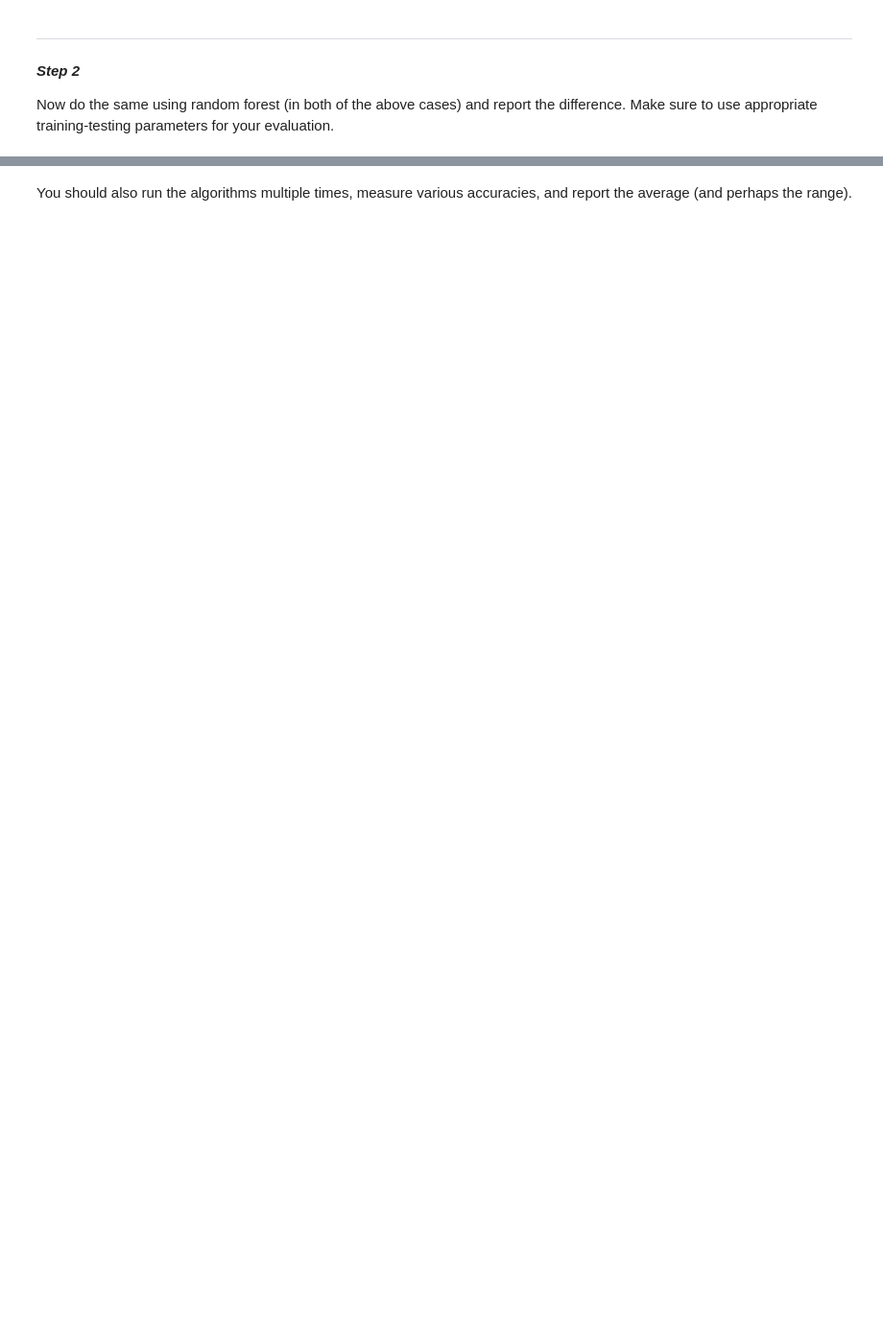
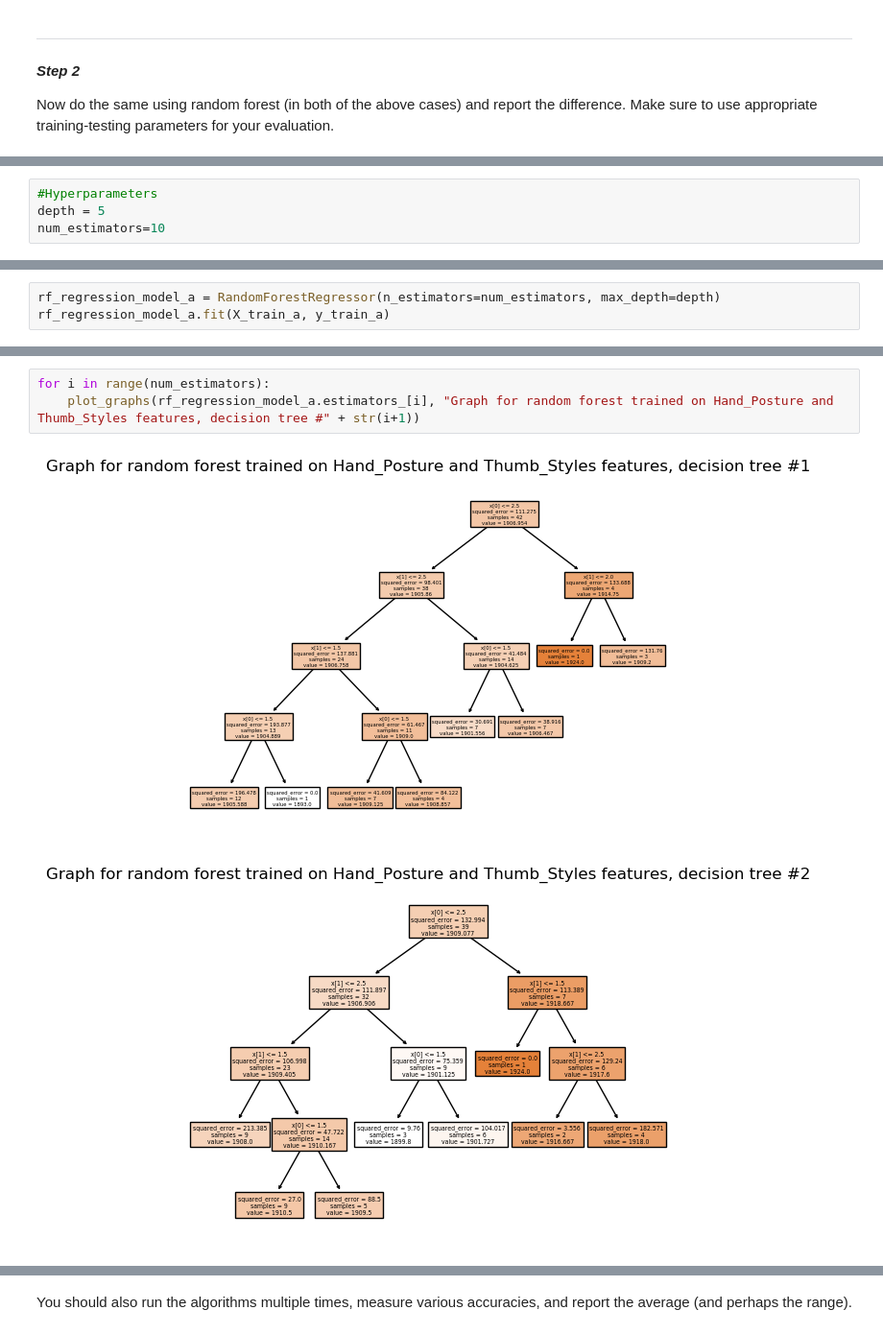
Before and after one commit to TheFrankdalorian/IMT_574, a Jupyter notebook: Week4/Homework/4.8_Decision_Trees_and_Random_Forest.ipynb, the cells around one changed output, grey strips where cells are left out. Shown at 96% size. Cells and saved outputs as stored; diff of their text form; blank space fills up the shorter version.

```diff
--- a/Week4/Homework/4.8_Decision_Trees_and_Random_Forest.ipynb
+++ b/Week4/Homework/4.8_Decision_Trees_and_Random_Forest.ipynb
@@ -226,0 +190,4 @@ print(r2_score(y_test, regression_model_rf.predict(X_test)))
+# %%
+#Hyperparameters
+depth = 5
+num_estimators=10
@@ -226,0 +196,3 @@ print(r2_score(y_test, regression_model_rf.predict(X_test)))
+# %%
+rf_regression_model_a = RandomForestRegressor(n_estimators=num_estimators, max_depth=depth)
+rf_regression_model_a.fit(X_train_a, y_train_a)
@@ -226,0 +211,6 @@ print(r2_score(y_test, regression_model_rf.predict(X_test)))
+# %%
+for i in range(num_estimators):
+    plot_graphs(rf_regression_model_a.estimators_[i], "Graph for random forest trained on Hand_Posture and Thumb_Styles features, decision tree #" + str(i+1))
+# %% [output]
+[figure, added]
+[figure, added]
```
Also changed, not shown: parts of 45 cells of this notebook.
